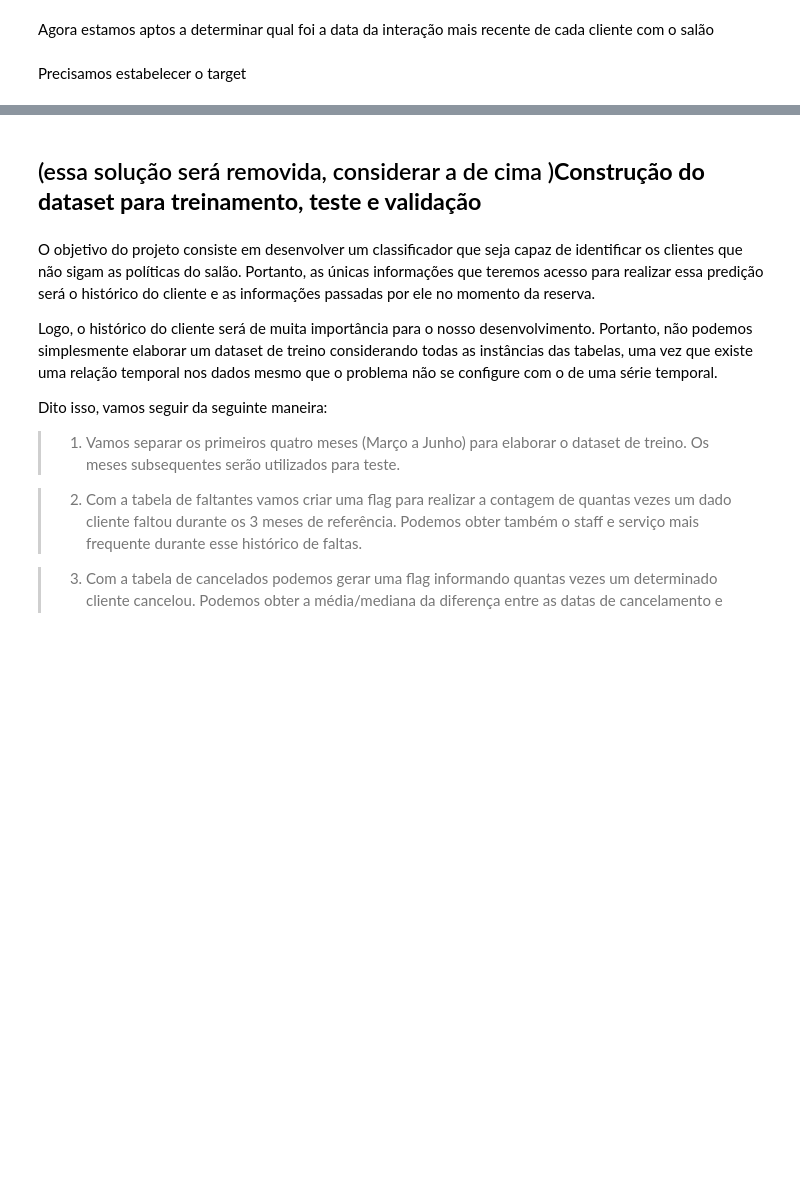
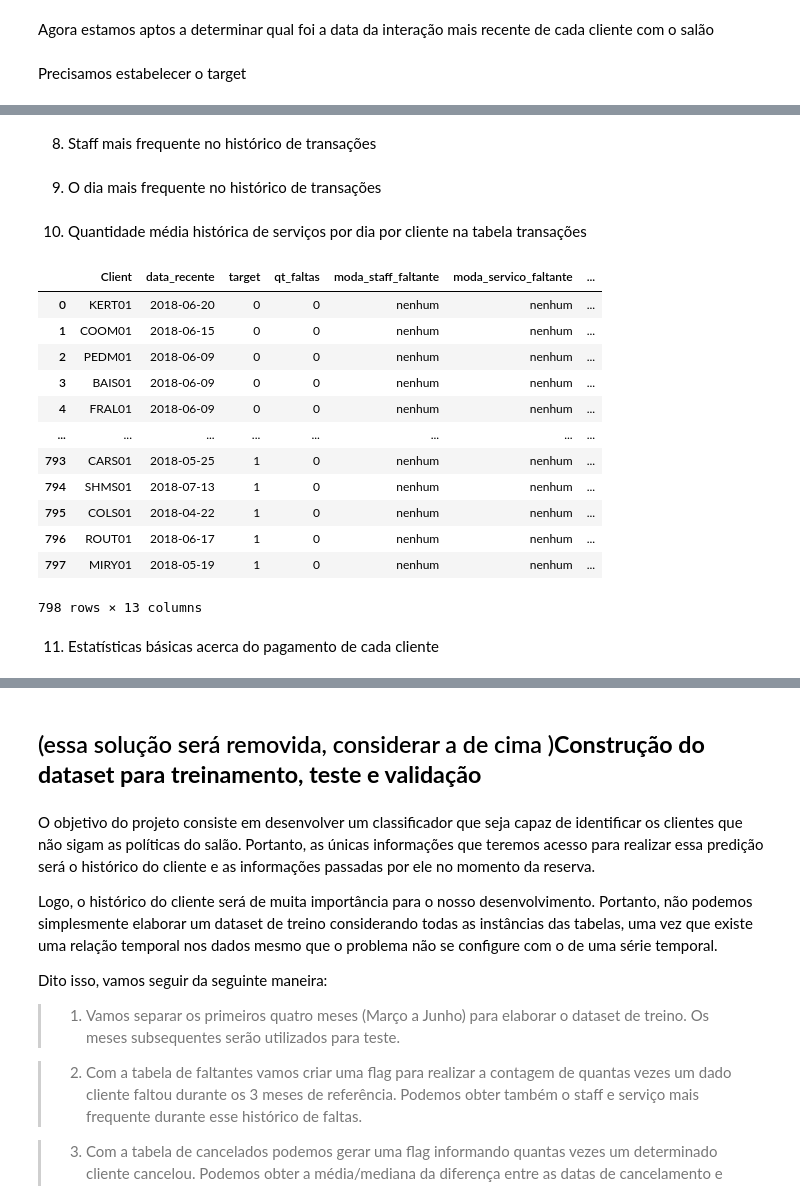
Before and after one commit to Alexandre-Esposte/Reserva_Nao_Honrada, a Jupyter notebook: notebooks/confeccionando_dataset_treino_teste.ipynb, the cells around one changed output, grey strips where cells are left out. Saved outputs shown, nothing was run; the diff lists cells and outputs as text; code cells hidden in the pictures; blank space fills up the shorter version.

```diff
--- a/notebooks/confeccionando_dataset_treino_teste.ipynb
+++ b/notebooks/confeccionando_dataset_treino_teste.ipynb
@@ -249,0 +334,2 @@ dataset['target'] = dataset.apply(lambda x: define_target(x['evento'],x['dias'])
+# %%
+dataset['antecedencia'] = dataset.apply(lambda x: cancelados.query(f"Client == '{x['Client']}' and Booking_Date < '{x['data_recente']}' ")['Days'].mean(),axis=1)
@@ -249,0 +338,45 @@ dataset['target'] = dataset.apply(lambda x: define_target(x['evento'],x['dias'])
+# %%
+dataset['qt_cancelamentos'] = dataset.apply(lambda x: cancelados.query(f"Client == '{x['Client']}' and Booking_Date < '{x['data_recente']}' ").index.size,axis=1)
+# %% [markdown]
+8. Staff mais frequente no histórico de transações
+# %%
+def staff_freq_transacao(cliente, data):
+    try:
+        # se tiver mais de dois Staff's, não necessariamente teremos uma moda
+        # Neste caso vamos considerar o primeiro nome
+        return transacoes.query(f"Client == '{cliente}' and Date < '{data}'")['Staff'].mode()[0]
+    except:
+        return 'nenhum'
+
+dataset['moda_staff_prestou_servico'] = dataset.apply(lambda x: staff_freq_transacao(x['Client'],x['data_recente']),axis=1)
+# %% [markdown]
+9. O dia mais frequente no histórico de transações
+# %%
+def day_freq_transacao(cliente, data):
+    try:
+        return transacoes.query(f"Client == '{cliente}' and Date < '{data}'")['dia_nome'].mode()[0]
+    except:
+        return 'nenhum'
+
+dataset['moda_dia'] = dataset.apply(lambda x: day_freq_transacao(x['Client'],x['data_recente']),axis=1)
+# %% [markdown]
+10. Quantidade média histórica de serviços por dia por cliente na tabela transações
+# %%
+dataset['qte_servicos_por_dia']=dataset.apply(lambda x: transacoes.groupby(['Client','Date'])['Receipt'].size().to_frame().query(f"Client == '{x['Client']}' and Date < '{x['data_recente']}' ").mean(),axis=1)
+dataset
+# %% [output]
+|  | Client | data_recente | target | qt_faltas | moda_staff_faltante | moda_servico_faltante | ... |
+| 0 | KERT01 | 2018-06-20 | 0 | 0 | nenhum | nenhum | ... |
+| 1 | COOM01 | 2018-06-15 | 0 | 0 | nenhum | nenhum | ... |
+| 2 | PEDM01 | 2018-06-09 | 0 | 0 | nenhum | nenhum | ... |
+| 3 | BAIS01 | 2018-06-09 | 0 | 0 | nenhum | nenhum | ... |
+| 4 | FRAL01 | 2018-06-09 | 0 | 0 | nenhum | nenhum | ... |
+| ... | ... | ... | ... | ... | ... | ... | ... |
+| 793 | CARS01 | 2018-05-25 | 1 | 0 | nenhum | nenhum | ... |
+| 794 | SHMS01 | 2018-07-13 | 1 | 0 | nenhum | nenhum | ... |
+| 795 | COLS01 | 2018-04-22 | 1 | 0 | nenhum | nenhum | ... |
+| 796 | ROUT01 | 2018-06-17 | 1 | 0 | nenhum | nenhum | ... |
+| 797 | MIRY01 | 2018-05-19 | 1 | 0 | nenhum | nenhum | ... |
+798 rows × 13 columns
+# %% [markdown]
+11. Estatísticas básicas acerca do pagamento de cada cliente
```
Also changed, not shown: parts of 43 cells of this notebook.
